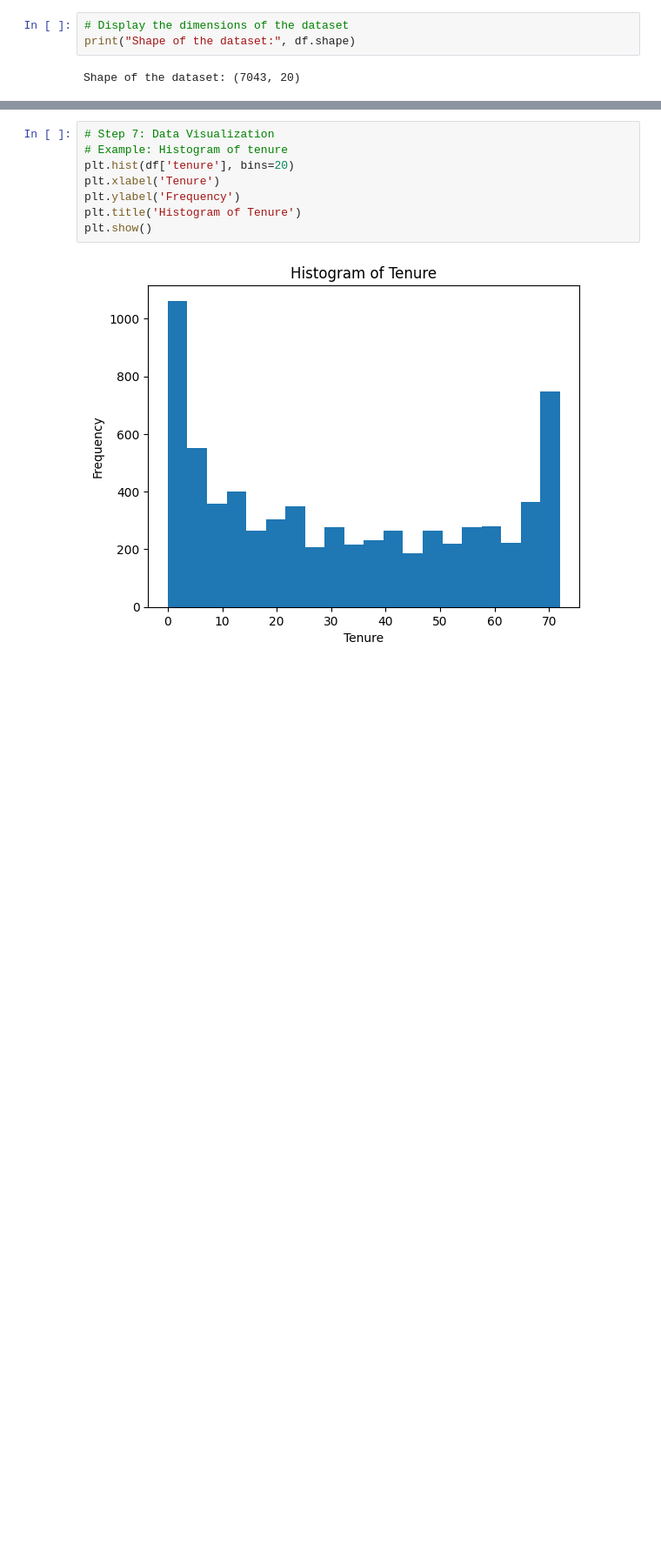
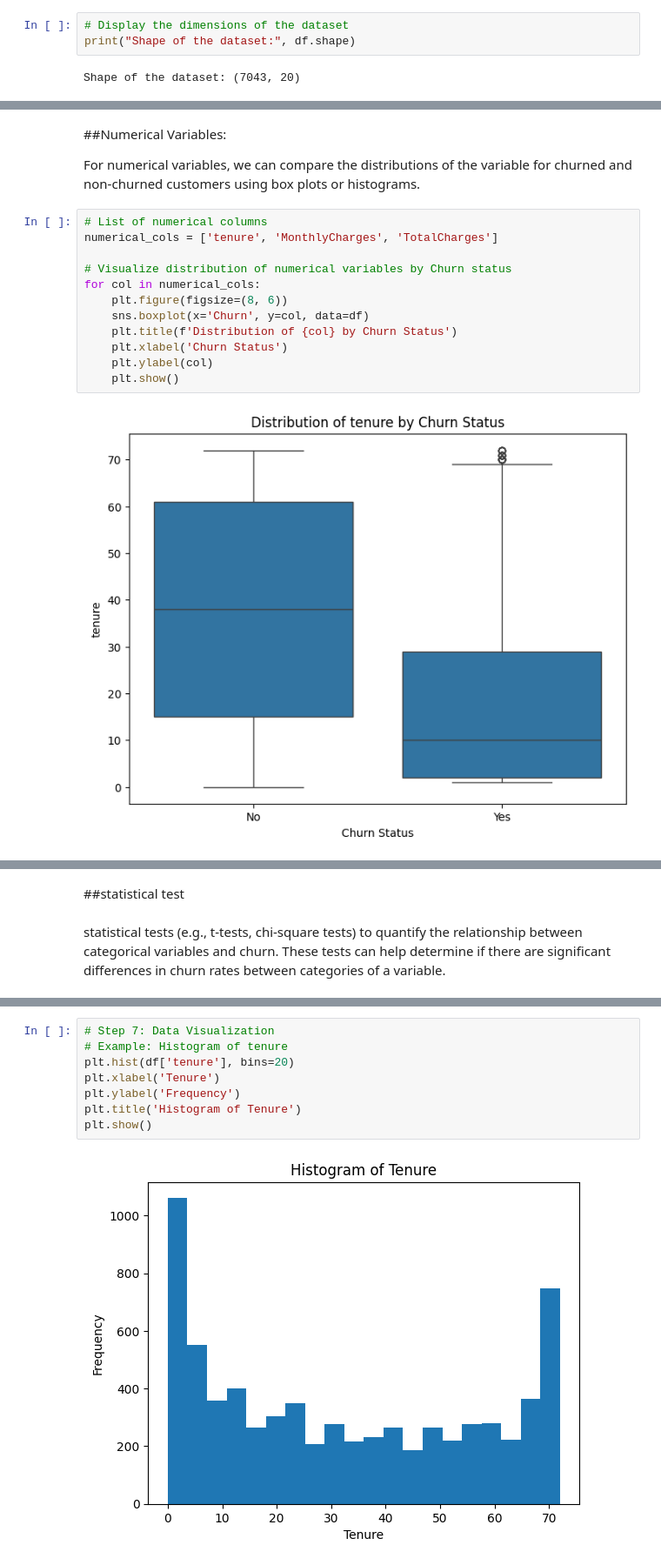
Before and after one commit to AnitaTasnim/Mentorness-ML-internship, a Jupyter notebook: customer_churn.ipynb, the cells around one changed output, grey strips where cells are left out. Shown at 87% size. Drawn from its saved outputs; the diff is of its cells as text; blank space fills up the shorter version.

```diff
--- a/customer_churn.ipynb
+++ b/customer_churn.ipynb
@@ -211 +232,19 @@ for col in categorical_cols:
 ... (4 outputs left out)
+# %% [markdown]
+##Numerical Variables:
+
+For numerical variables, we can compare the distributions of the variable for churned and non-churned customers using box plots or histograms.
+# %%
+# List of numerical columns
+numerical_cols = ['tenure', 'MonthlyCharges', 'TotalCharges']
+
+# Visualize distribution of numerical variables by Churn status
+for col in numerical_cols:
+    plt.figure(figsize=(8, 6))
+    sns.boxplot(x='Churn', y=col, data=df)
+    plt.title(f'Distribution of {col} by Churn Status')
+    plt.xlabel('Churn Status')
+    plt.ylabel(col)
+    plt.show()
+# %% [output]
+[figure, added]
@@ -211,0 +253,4 @@ for col in categorical_cols:
+# %% [markdown]
+##statistical test
+# %% [markdown]
+statistical tests (e.g., t-tests, chi-square tests) to quantify the relationship between categorical variables and churn. These tests can help determine if there are significant differences in churn rates between categories of a variable.
```
Also changed, not shown: parts of 43 cells of this notebook.
